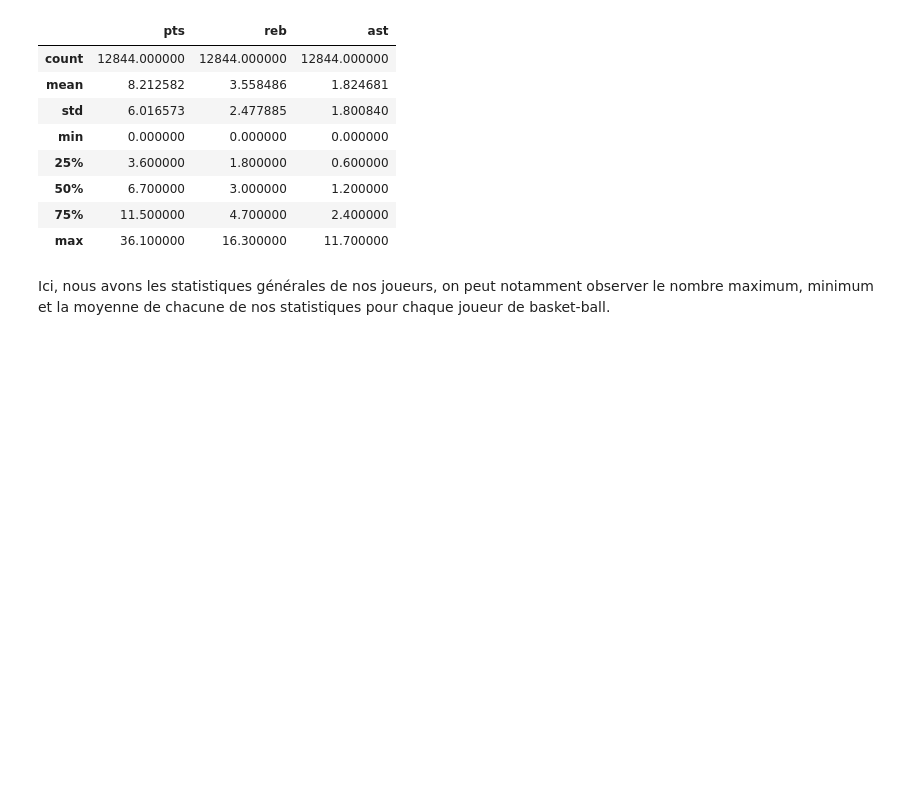
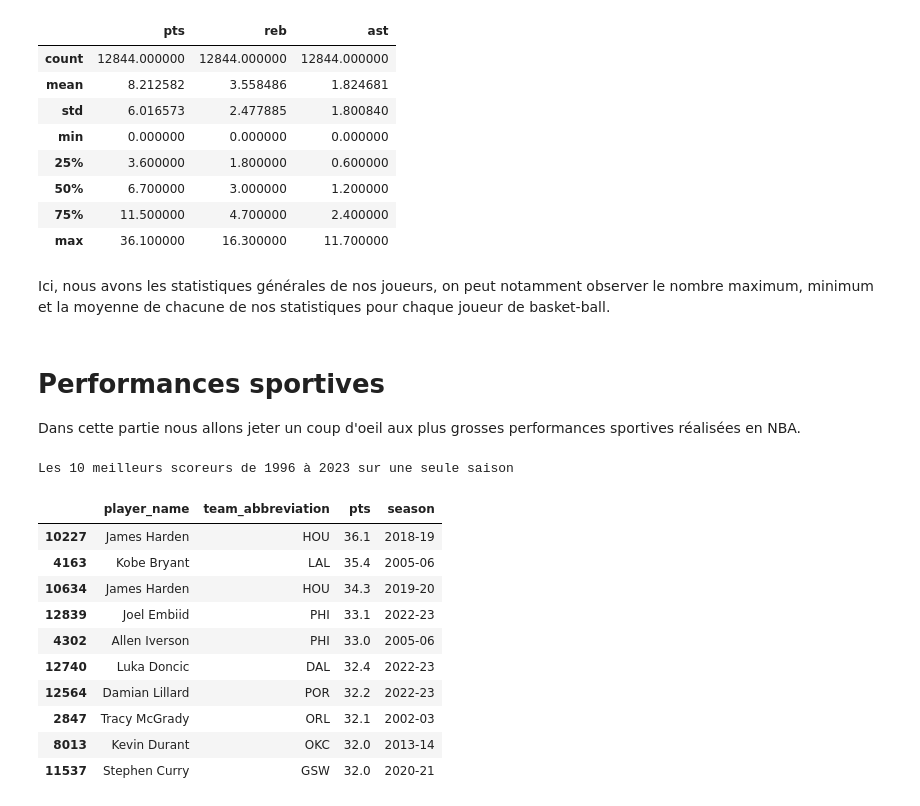
Before and after one commit to TAMINE-CYRIL/NBAStats, a Jupyter notebook: notebook.ipynb, the cells around one changed output. Saved outputs shown, nothing was run; the diff lists cells and outputs as text; code cells hidden in the pictures; blank space fills up the shorter version.

```diff
--- a/notebook.ipynb
+++ b/notebook.ipynb
@@ -133,3 +133,23 @@ df[col].describe()
 | max | 36.100000 | 16.300000 | 11.700000 |
 # %% [markdown]
 Ici, nous avons les statistiques générales de nos joueurs, on peut notamment observer le nombre maximum, minimum et la moyenne de chacune de nos statistiques pour chaque joueur de basket-ball.
+# %% [markdown]
+# Performances sportives
+Dans cette partie nous allons jeter un coup d'oeil aux plus grosses performances sportives réalisées en NBA.
+# %%
+col = ["player_name", "team_abbreviation", "pts", "season"]
+print("Les 10 meilleurs scoreurs de 1996 à 2023 sur une seule saison")
+df[df["gp"]>50][col].nlargest(10, "pts")
+# %% [output]
+Les 10 meilleurs scoreurs de 1996 à 2023 sur une seule saison
+|  | player_name | team_abbreviation | pts | season |
+| 10227 | James Harden | HOU | 36.1 | 2018-19 |
+| 4163 | Kobe Bryant | LAL | 35.4 | 2005-06 |
+| 10634 | James Harden | HOU | 34.3 | 2019-20 |
+| 12839 | Joel Embiid | PHI | 33.1 | 2022-23 |
+| 4302 | Allen Iverson | PHI | 33.0 | 2005-06 |
+| 12740 | Luka Doncic | DAL | 32.4 | 2022-23 |
+| 12564 | Damian Lillard | POR | 32.2 | 2022-23 |
+| 2847 | Tracy McGrady | ORL | 32.1 | 2002-03 |
+| 8013 | Kevin Durant | OKC | 32.0 | 2013-14 |
+| 11537 | Stephen Curry | GSW | 32.0 | 2020-21 |
```
Also changed, not shown: parts of 5 cells of this notebook.
